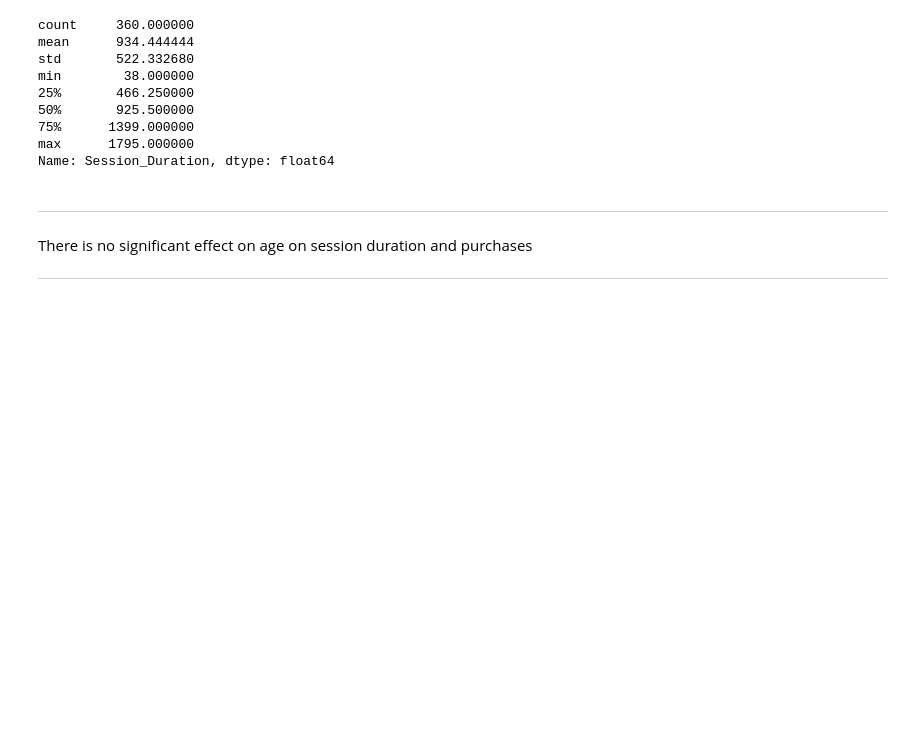
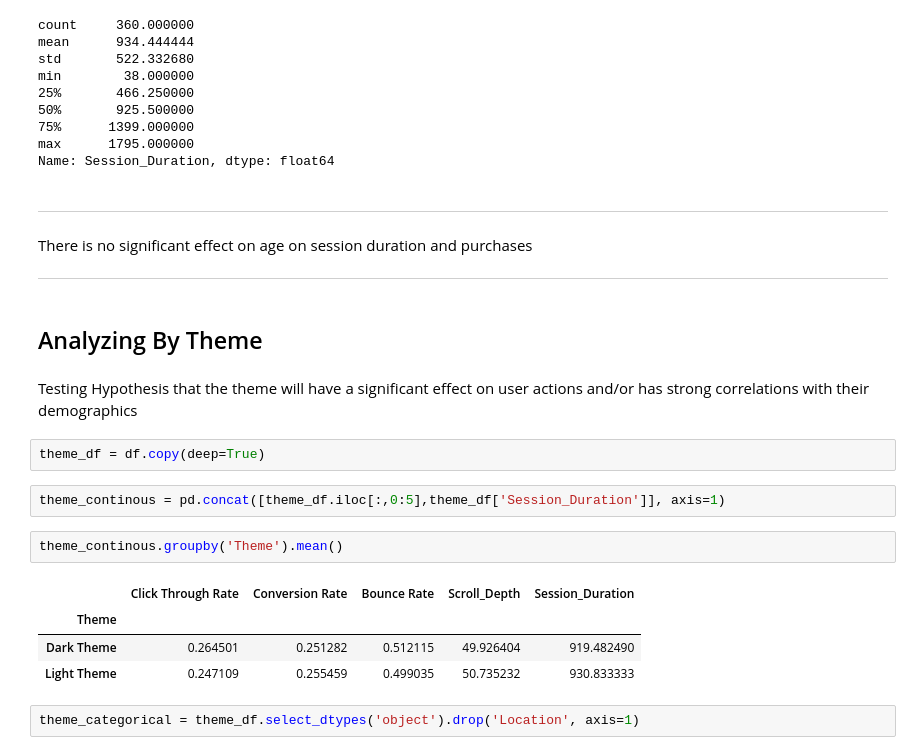
Before and after one commit to PhrogOfTheDay/WebsiteStatisticsAnalysis, a Jupyter notebook: Retention Analysis.ipynb, the cells around one changed output. Saved outputs shown, nothing was run; the diff lists cells and outputs as text; blank space fills up the shorter version.

Commit message:
Analysis of color themes impact on retention

```diff
--- a/Retention Analysis.ipynb
+++ b/Retention Analysis.ipynb
@@ -125,3 +125,20 @@ Name: Session_Duration, dtype: float64
 <hr>
 There is no significant effect on age on session duration and purchases
 <hr>
+# %% [markdown]
+<h2>Analyzing By Theme</h2>
+# %% [markdown]
+<p> Testing Hypothesis that the theme will have a significant effect on user actions and/or has strong correlations with their demographics</p>
+# %%
+theme_df = df.copy(deep=True)
+# %%
+theme_continous = pd.concat([theme_df.iloc[:,0:5],theme_df['Session_Duration']], axis=1)
+# %%
+theme_continous.groupby('Theme').mean()
+# %% [output]
+|  | Click Through Rate | Conversion Rate | Bounce Rate | Scroll_Depth | Session_Duration |
+| Theme |  |  |  |  |  |
+| Dark Theme | 0.264501 | 0.251282 | 0.512115 | 49.926404 | 919.482490 |
+| Light Theme | 0.247109 | 0.255459 | 0.499035 | 50.735232 | 930.833333 |
+# %%
+theme_categorical = theme_df.select_dtypes('object').drop('Location', axis=1)
```
Also changed, not shown: parts of 3 cells of this notebook.
